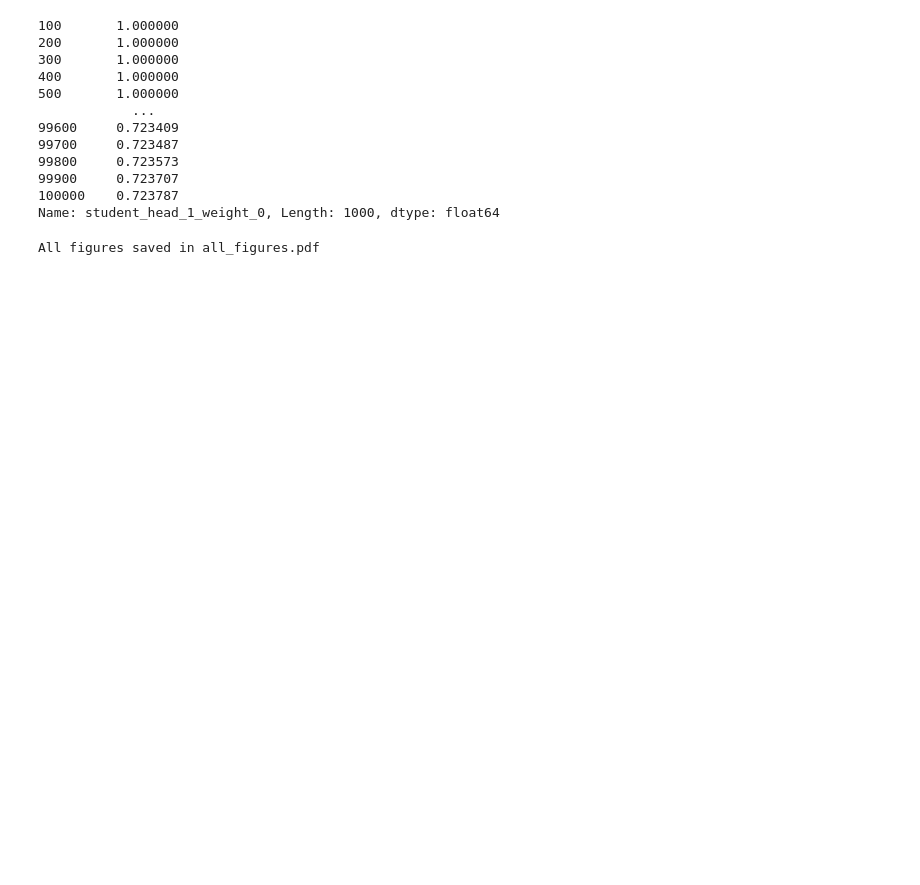
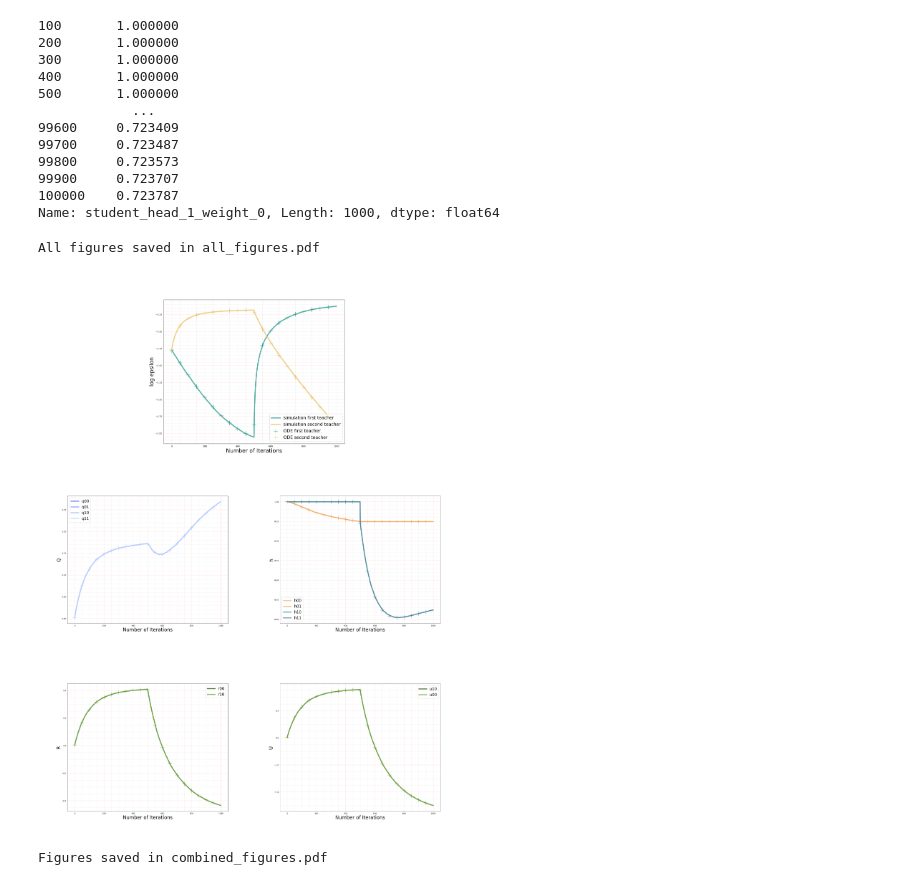
Before and after one commit to Lisa-ach/student_teacher_catastrophic, a Jupyter notebook: notes/Experiment1/Figure2.ipynb, the cells around one changed output. Cells and saved outputs as stored; diff of their text form; code cells hidden in the pictures; blank space fills up the shorter version.

```diff
--- a/notes/Experiment1/Figure2.ipynb
+++ b/notes/Experiment1/Figure2.ipynb
@@ -293,3 +293,47 @@ with PdfPages(output_file) as pdf:
 print(f"All figures saved in {output_file}")
 # %% [output]
 All figures saved in all_figures.pdf
+# %%
+import matplotlib.pyplot as plt
+from matplotlib.backends.backend_pdf import PdfPages
+from matplotlib.backends.backend_agg import FigureCanvasAgg as FigureCanvas
+import matplotlib.gridspec as gridspec
+
+# Create a figure with a grid layout
+fig = plt.figure(figsize=(12, 16))  # Adjusted for better spacing
+gs = gridspec.GridSpec(3, 2, height_ratios=[1, 1, 1])  # Top row takes full width
+
+# List of figures to add
+figures = [fig1, fig2, fig5, fig3, fig4]
+
+# First row (fig1 alone, centered)
+ax0 = fig.add_subplot(gs[0, :])  # Span across both columns
+canvas = FigureCanvas(figures[0])
+canvas.draw()
+ax0.imshow(canvas.buffer_rgba())  # Convert to image and display
+ax0.axis('off')  # Hide axes
+
+# Second and third rows (fig2 - fig5 in a 2x2 grid)
+subplot_positions = [gs[1, 0], gs[1, 1], gs[2, 0], gs[2, 1]]
+
+for i in range(1, 5):
+    ax = fig.add_subplot(subplot_positions[i - 1])
+    canvas = FigureCanvas(figures[i])
+    canvas.draw()
+    ax.imshow(canvas.buffer_rgba())  # Convert to image and display
+    ax.axis('off')  # Hide axes
+
+# Adjust layout
+plt.tight_layout()
+
+# Show the combined figure in the notebook
+plt.show()
+
+# Save the layout to a single PDF
+pdf_filename = "combined_figures.pdf"
+with PdfPages(pdf_filename) as pdf:
+    pdf.savefig(fig)  # Save the entire figure layout
+    print(f"Figures saved in {pdf_filename}")
+# %% [output]
+[figure, added]
+Figures saved in combined_figures.pdf
```
Also changed, not shown: parts of 5 cells of this notebook, 1 other file.
